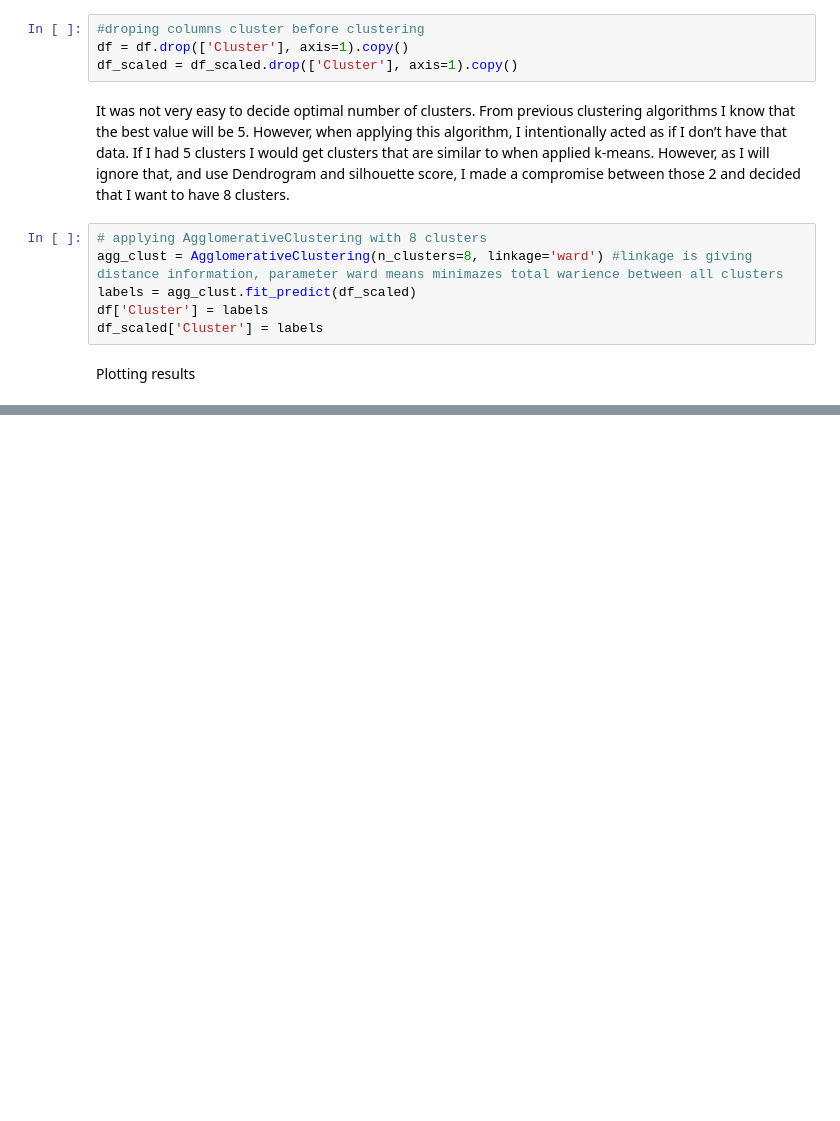
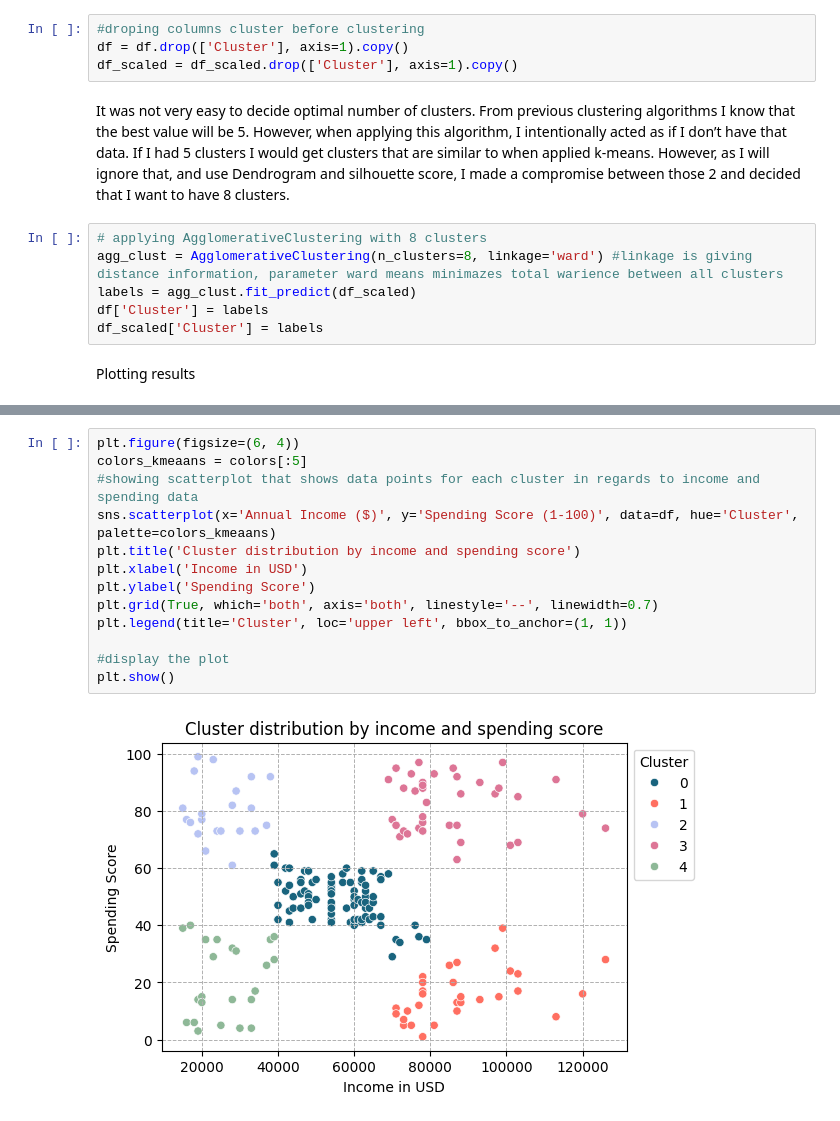
Before and after one commit to dalimvc/Clustering-and-Classification-Models, a Jupyter notebook: DS24-Clustering-b21dalmi.ipynb, the cells around one changed output, grey strips where cells are left out. Saved outputs shown, nothing was run; the diff lists cells and outputs as text; blank space fills up the shorter version.

```diff
--- a/DS24-Clustering-b21dalmi.ipynb
+++ b/DS24-Clustering-b21dalmi.ipynb
@@ -683,0 +743,15 @@ Sil. score dbscan: 0.87
+# %%
+plt.figure(figsize=(6, 4))
+colors_kmeaans = colors[:5]
+#showing scatterplot that shows data points for each cluster in regards to income and spending data
+sns.scatterplot(x='Annual Income ($)', y='Spending Score (1-100)', data=df, hue='Cluster', palette=colors_kmeaans)
+plt.title('Cluster distribution by income and spending score')
+plt.xlabel('Income in USD')
+plt.ylabel('Spending Score')
+plt.grid(True, which='both', axis='both', linestyle='--', linewidth=0.7)
+plt.legend(title='Cluster', loc='upper left', bbox_to_anchor=(1, 1))
+
+#display the plot
+plt.show()
+# %% [output]
+[figure, added]
```
Also changed, not shown: parts of 17 cells of this notebook.
